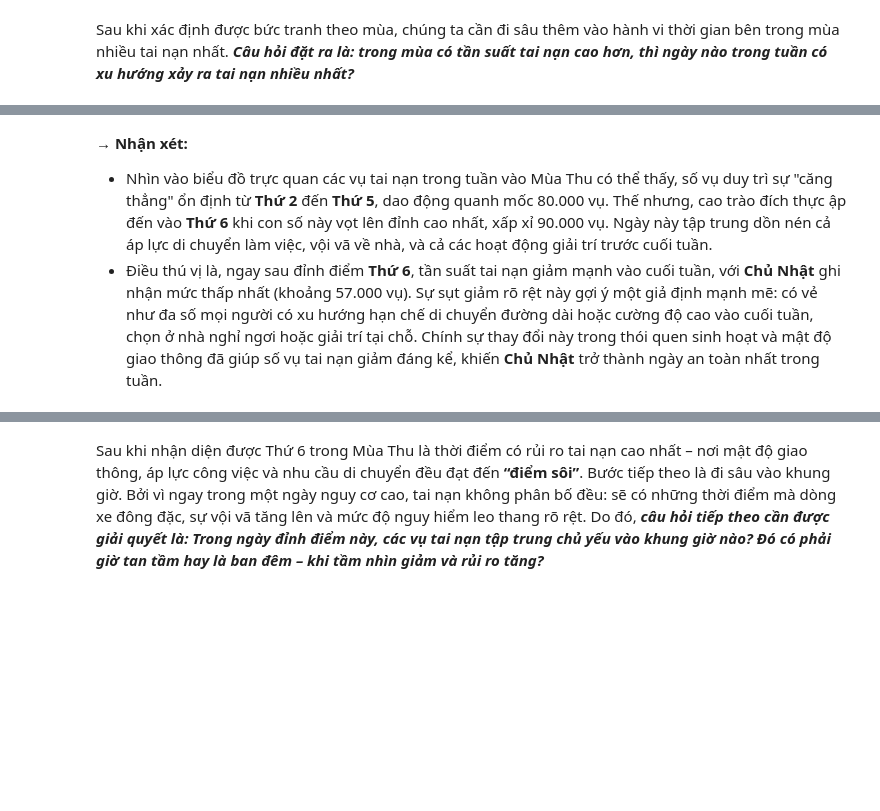
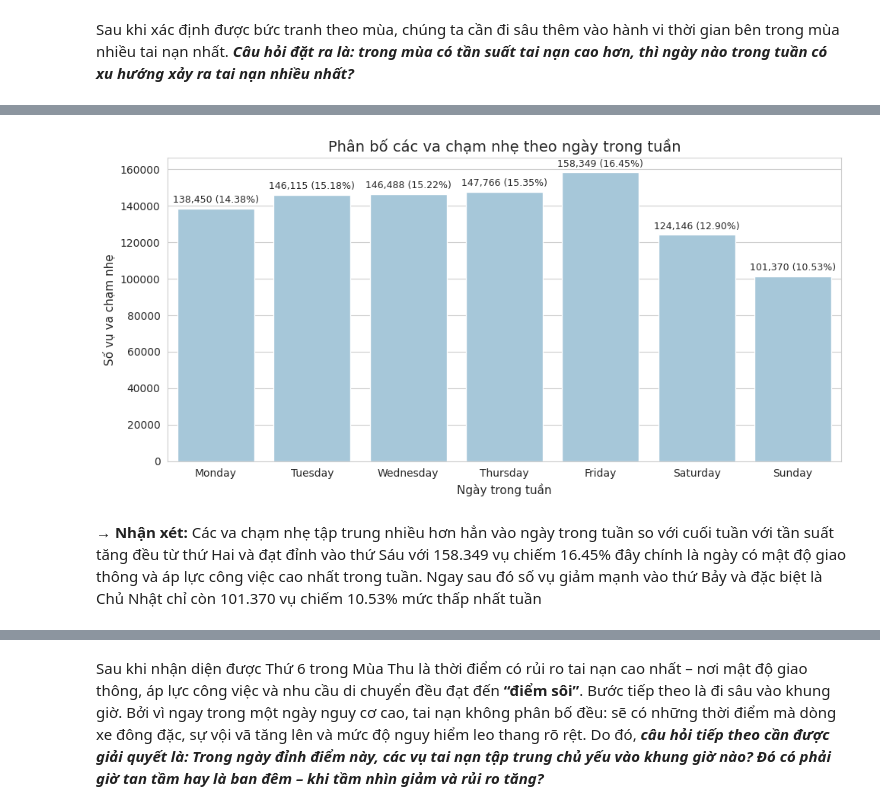
Before and after one commit to mihhwiNick/DA_project, a Jupyter notebook: UK_Road_Traffic_Accident_DA.ipynb, the cells around one changed output, grey strips where cells are left out. Drawn from its saved outputs; the diff is of its cells as text; code cells hidden in the pictures; blank space fills up the shorter version.

```diff
--- a/UK_Road_Traffic_Accident_DA.ipynb
+++ b/UK_Road_Traffic_Accident_DA.ipynb
@@ -1135,4 +1131,44 @@ Passing `palette` without assigning `hue` is deprecated and will be removed in v
-# %% [markdown]
-**→ Nhận xét:**
-+ Nhìn vào biểu đồ trực quan các vụ tai nạn trong tuần vào Mùa Thu có thể thấy, số vụ duy trì sự "căng thẳng" ổn định từ **Thứ 2** đến **Thứ 5**, dao động quanh mốc 80.000 vụ. Thế nhưng, cao trào đích thực ập đến vào **Thứ 6** khi con số này vọt lên đỉnh cao nhất, xấp xỉ 90.000 vụ. Ngày này tập trung dồn nén cả áp lực di chuyển làm việc, vội vã về nhà, và cả các hoạt động giải trí trước cuối tuần.
-+ Điều thú vị là, ngay sau đỉnh điểm **Thứ 6**, tần suất tai nạn giảm mạnh vào cuối tuần, với **Chủ Nhật** ghi nhận mức thấp nhất (khoảng 57.000 vụ). Sự sụt giảm rõ rệt này gợi ý một giả định mạnh mẽ: có vẻ như đa số mọi người có xu hướng hạn chế di chuyển đường dài hoặc cường độ cao vào cuối tuần, chọn ở nhà nghỉ ngơi hoặc giải trí tại chỗ. Chính sự thay đổi này trong thói quen sinh hoạt và mật độ giao thông đã giúp số vụ tai nạn giảm đáng kể, khiến **Chủ Nhật** trở thành ngày an toàn nhất trong tuần.
+# %%
+# Lọc các va chạm nhẹ
+slight_data = merged_data[merged_data['Accident_Severity'] == 'Slight']
+
+order = [
+    'Monday', 'Tuesday', 'Wednesday',
+    'Thursday', 'Friday', 'Saturday', 'Sunday'
+]
+
+plt.figure(figsize=(10, 5))
+
+# Vẽ biểu đồ với 1 màu nền
+ax = sns.countplot(
+    data=slight_data,
+    x='Day_of_Week',
+    order=order,
+    color='#9ECAE1'
+)
+
+plt.title("Phân bố các va chạm nhẹ theo ngày trong tuần", fontsize=14)
+plt.xlabel("Ngày trong tuần", fontsize=11)
+plt.ylabel("Số vụ va chạm nhẹ", fontsize=11)
+plt.xticks(rotation=0)
+
+# Ghi số + %
+for p in ax.patches:
+    count = int(p.get_height())
+    pct = count / total * 100
+
+    ax.text(
+        p.get_x() + p.get_width() / 2,
+        count + total * 0.002,
+        f"{count:,} ({pct:.2f}%)",
+        ha='center',
+        va='bottom',
+        fontsize=9
+    )
+
+plt.tight_layout()
+plt.show()
+# %% [output]
+[figure, added]
+# %% [markdown]
+**→ Nhận xét:** Các va chạm nhẹ tập trung nhiều hơn hẳn vào ngày trong tuần so với cuối tuần với tần suất tăng đều từ thứ Hai và đạt đỉnh vào thứ Sáu với 158.349 vụ chiếm 16.45% đây chính là ngày có mật độ giao thông và áp lực công việc cao nhất trong tuần. Ngay sau đó số vụ giảm mạnh vào thứ Bảy và đặc biệt là Chủ Nhật chỉ còn 101.370 vụ chiếm 10.53% mức thấp nhất tuần
```
Also changed, not shown: parts of 23 cells of this notebook.
